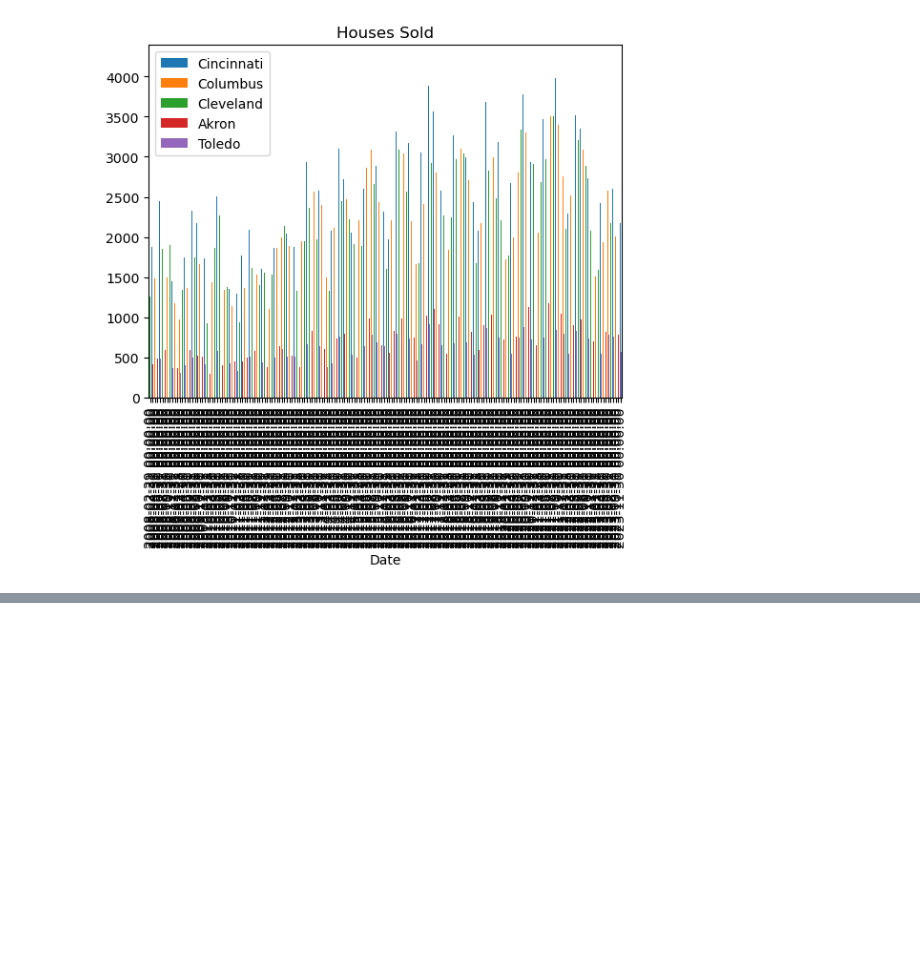
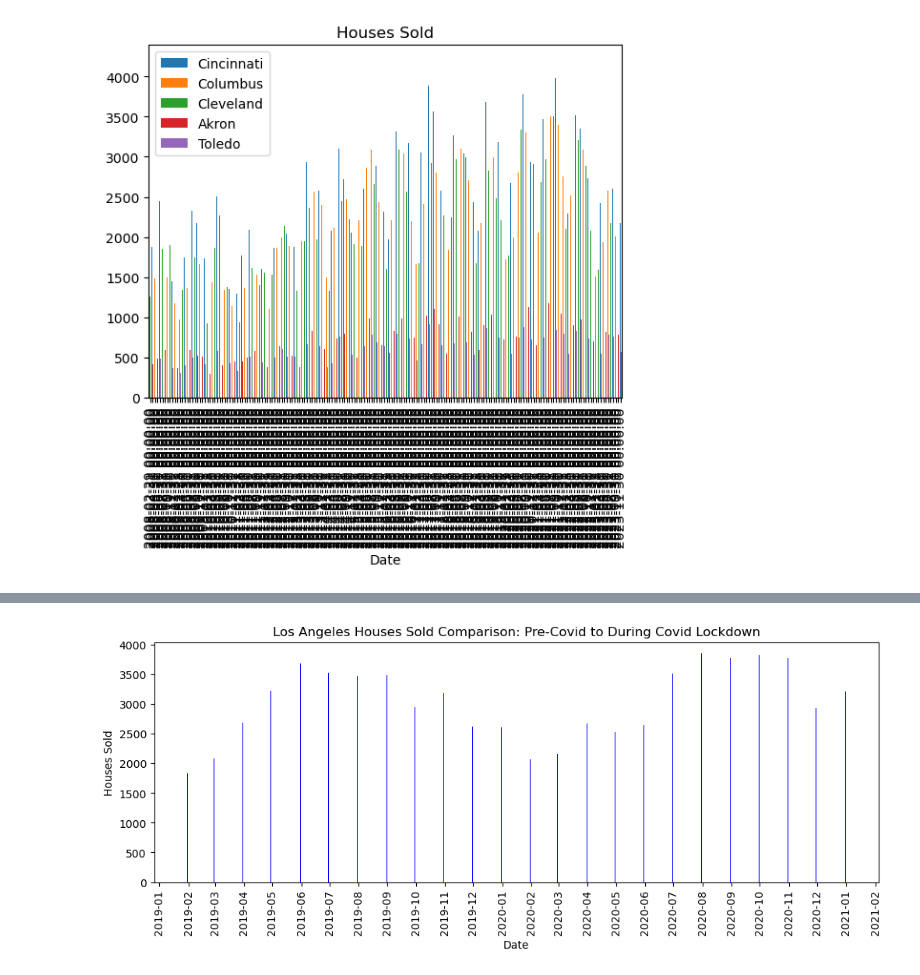
Before and after one commit to McKala1/Project-1, a Jupyter notebook: OSU_AI_Project_1_Nick.ipynb, the cells around one changed output, grey strips where cells are left out. Saved outputs shown, nothing was run; the diff lists cells and outputs as text; code cells hidden in the pictures; blank space fills up the shorter version.

```diff
--- a/OSU_AI_Project_1_Nick.ipynb
+++ b/OSU_AI_Project_1_Nick.ipynb
@@ -301,0 +419,16 @@ display(zestimate.head()) # A mean price of the housing, takes into consideratio
+# %%
+#Creating bar graph for California data
+plt.figure(figsize=(12, 4))
+
+plt.bar(covid_study_ohio.index, covid_study_ohio['Cincinnati'], color='b', alpha=1, align='center')
+
+plt.gca().xaxis.set_major_locator(MonthLocator())
+plt.xticks(rotation='vertical')
+
+plt.title("Los Angeles Houses Sold Comparison: Pre-Covid to During Covid Lockdown")
+plt.xlabel('Date')
+plt.ylabel('Houses Sold')
+
+plt.show()
+# %% [output]
+[figure, added]
```
Also changed, not shown: parts of 21 cells of this notebook.
